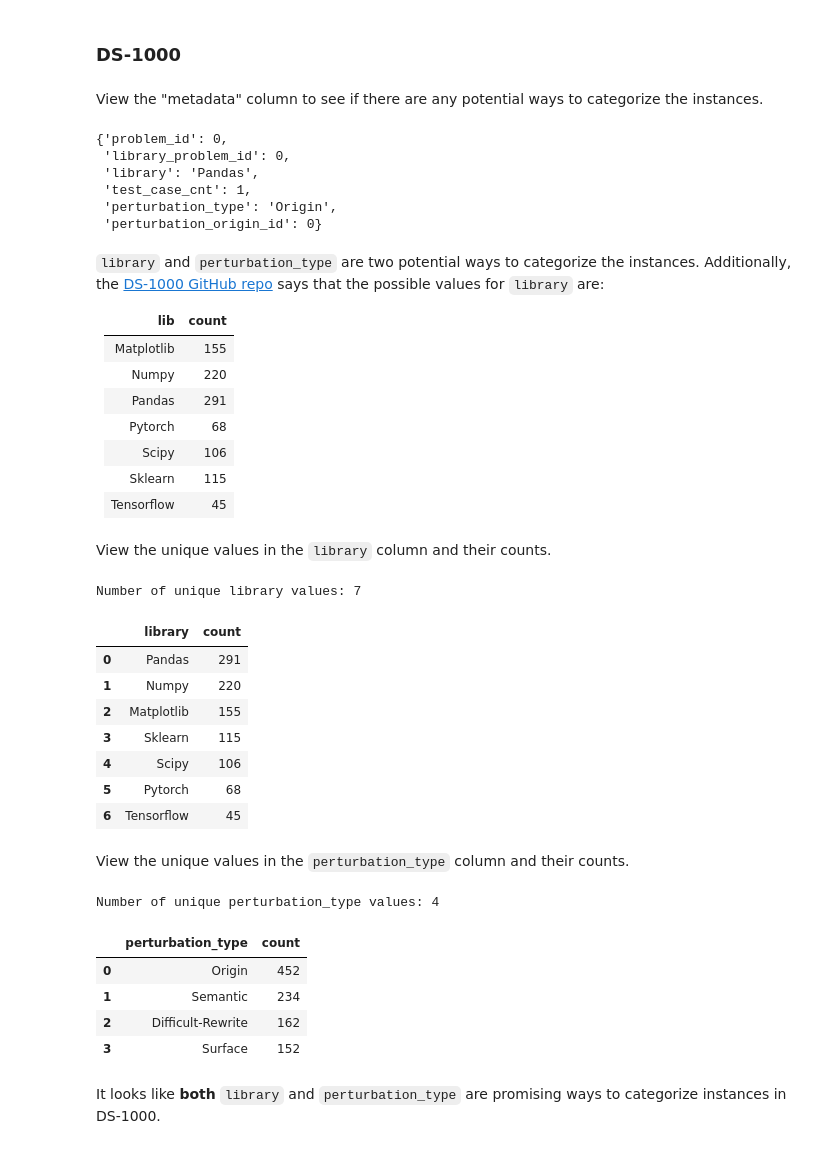
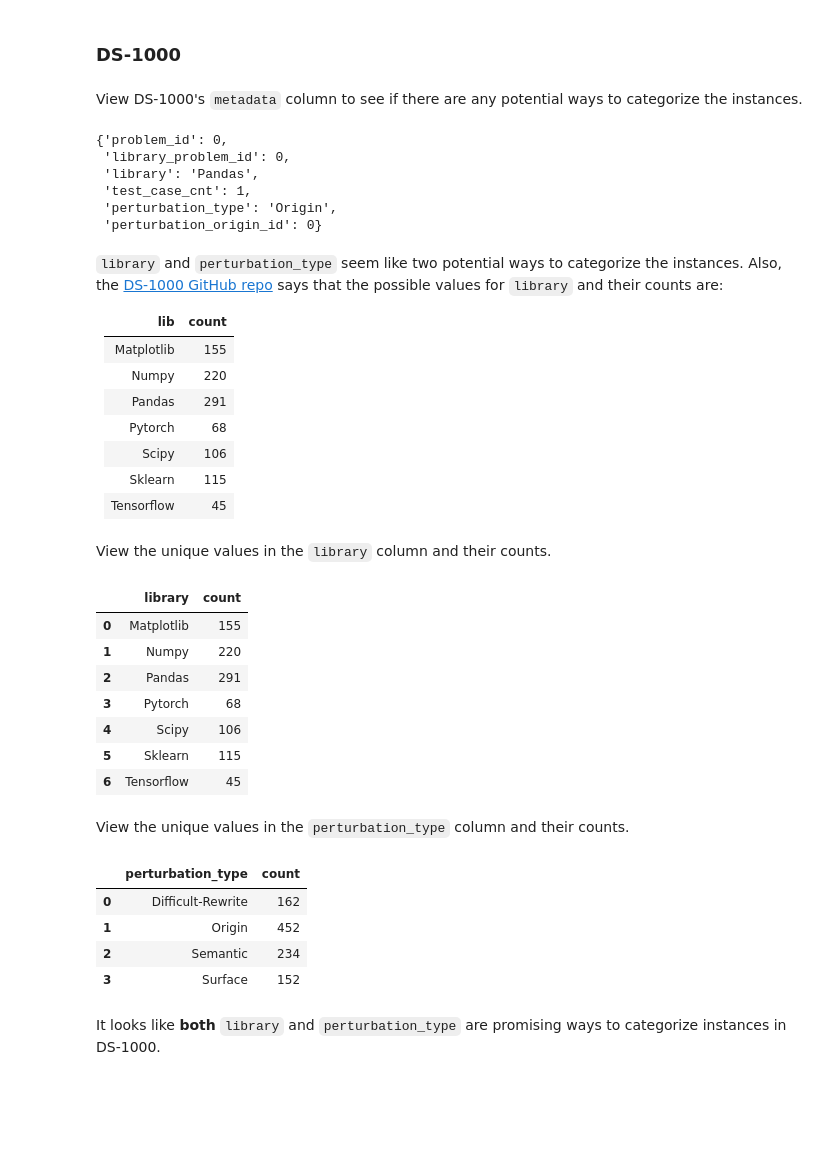
Before and after one commit to mpg05883/EvalTree, a Jupyter notebook: notebooks/eda.ipynb, the cells around one changed output. Drawn from its saved outputs; the diff is of its cells as text; code cells hidden in the pictures; blank space fills up the shorter version.

```diff
--- a/notebooks/eda.ipynb
+++ b/notebooks/eda.ipynb
@@ -82,9 +93,10 @@ MMLU: 14042 instances
 # %% [markdown]
 ### DS-1000
 # %% [markdown]
-View the "metadata" column to see if there are any potential ways to categorize the instances.
+View DS-1000's `metadata` column to see if there are any potential ways to categorize the instances.
 # %%
-metadata_col = dataset_to_df["DS-1000"]["metadata"].to_list()
+ds_1000_df = load_dataset(Dataset.DS_1000)
+metadata_col = ds_1000_df["metadata"].to_list()
 metadata_col[0]
 # %% [output]
 {'problem_id': 0,
@@ -94,7 +106,7 @@ metadata_col[0]
  'perturbation_type': 'Origin',
  'perturbation_origin_id': 0}
 # %% [markdown]
-`library` and `perturbation_type` are two potential ways to categorize the instances. Additionally, the [DS-1000 GitHub repo](https://github.com/xlang-ai/DS-1000/?tab=readme-ov-file#usage) says that the possible values for `library` are:
+`library` and `perturbation_type` seem like two potential ways to categorize the instances. Also, the [DS-1000 GitHub repo](https://github.com/xlang-ai/DS-1000/?tab=readme-ov-file#usage) says that the possible values for `library` and their counts are:
 
 | lib        | count |
 |------------|-------|
@@ -108,45 +120,43 @@ metadata_col[0]
 # %% [markdown]
 View the unique values in the `library` column and their counts.
 # %%
-key = "library"
-counts = Counter(d[key] for d in metadata_col)
+key = MetadataKey.LIBRARY
+counts = Counter(metadata_dict[key] for metadata_dict in metadata_col)
 
+# Sort by key in alphabetical order
 counts_df = pd.DataFrame(
-    sorted(counts.items(), key=lambda x: -x[1]),
+    sorted(counts.items(), key=lambda x: x[0]),
     columns=[key, "count"],
 )
 
-print(f"Number of unique {key} values: {len(counts_df)}")
-counts_df
+display(counts_df)
 # %% [output]
-Number of unique library values: 7
 |  | library | count |
-| 0 | Pandas | 291 |
+| 0 | Matplotlib | 155 |
 | 1 | Numpy | 220 |
-| 2 | Matplotlib | 155 |
-| 3 | Sklearn | 115 |
+| 2 | Pandas | 291 |
+| 3 | Pytorch | 68 |
 | 4 | Scipy | 106 |
-| 5 | Pytorch | 68 |
+| 5 | Sklearn | 115 |
 | 6 | Tensorflow | 45 |
 # %% [markdown]
 View the unique values in the `perturbation_type` column and their counts.
 # %%
-key = "perturbation_type"
-counts = Counter(d[key] for d in metadata_col)
+key = MetadataKey.PERTURBATION_TYPE
+counts = Counter(metadata_dict[key] for metadata_dict in metadata_col)
 
+# Sort by key in alphabetical order
 counts_df = pd.DataFrame(
-    sorted(counts.items(), key=lambda x: -x[1]),
+    sorted(counts.items(), key=lambda x: x[0]),
     columns=[key, "count"],
 )
 
-print(f"Number of unique {key} values: {len(counts_df)}")
-counts_df
+display(counts_df)
 # %% [output]
-Number of unique perturbation_type values: 4
 |  | perturbation_type | count |
-| 0 | Origin | 452 |
-| 1 | Semantic | 234 |
-| 2 | Difficult-Rewrite | 162 |
+| 0 | Difficult-Rewrite | 162 |
+| 1 | Origin | 452 |
+| 2 | Semantic | 234 |
 | 3 | Surface | 152 |
 # %% [markdown]
 It looks like **both** `library` and `perturbation_type` are promising ways to categorize instances in DS-1000.
```
Also changed, not shown: parts of 18 cells of this notebook, 10 other files.
